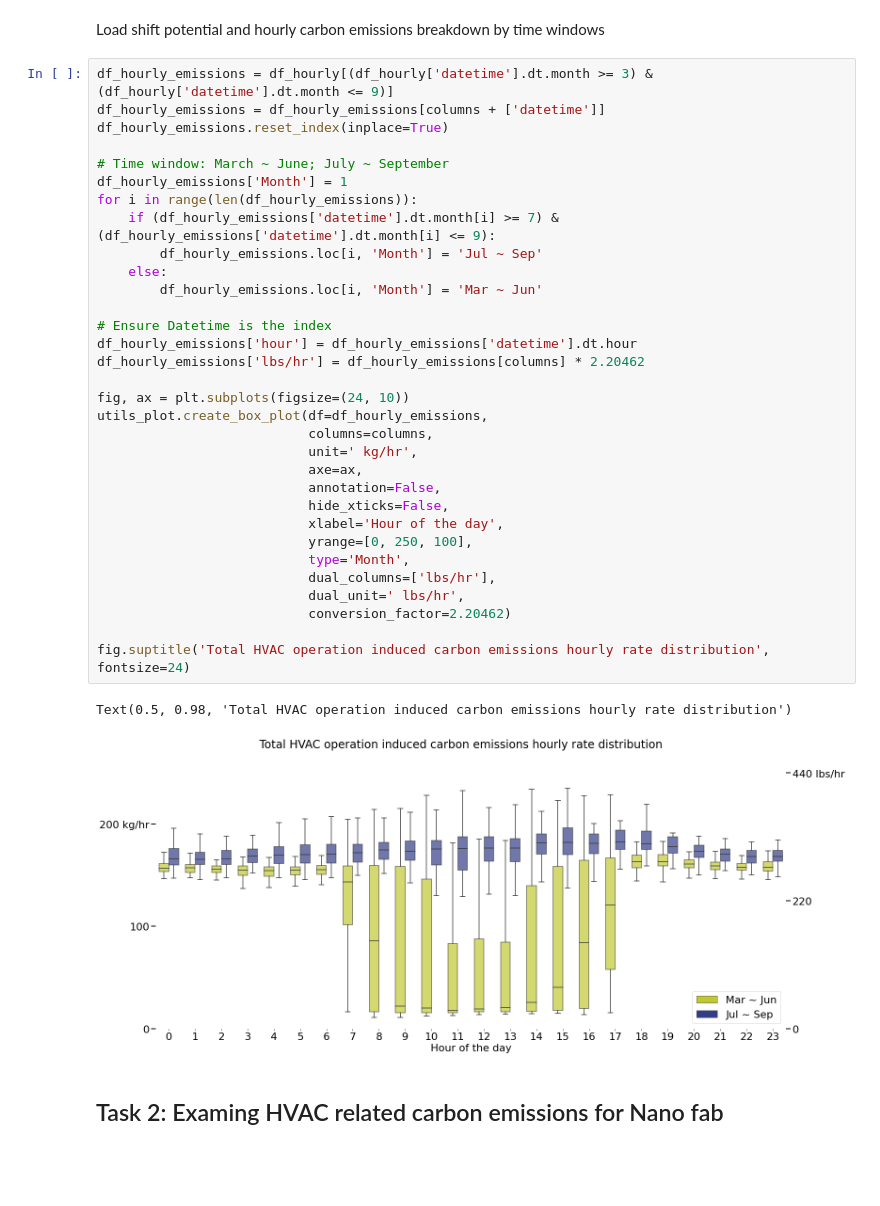
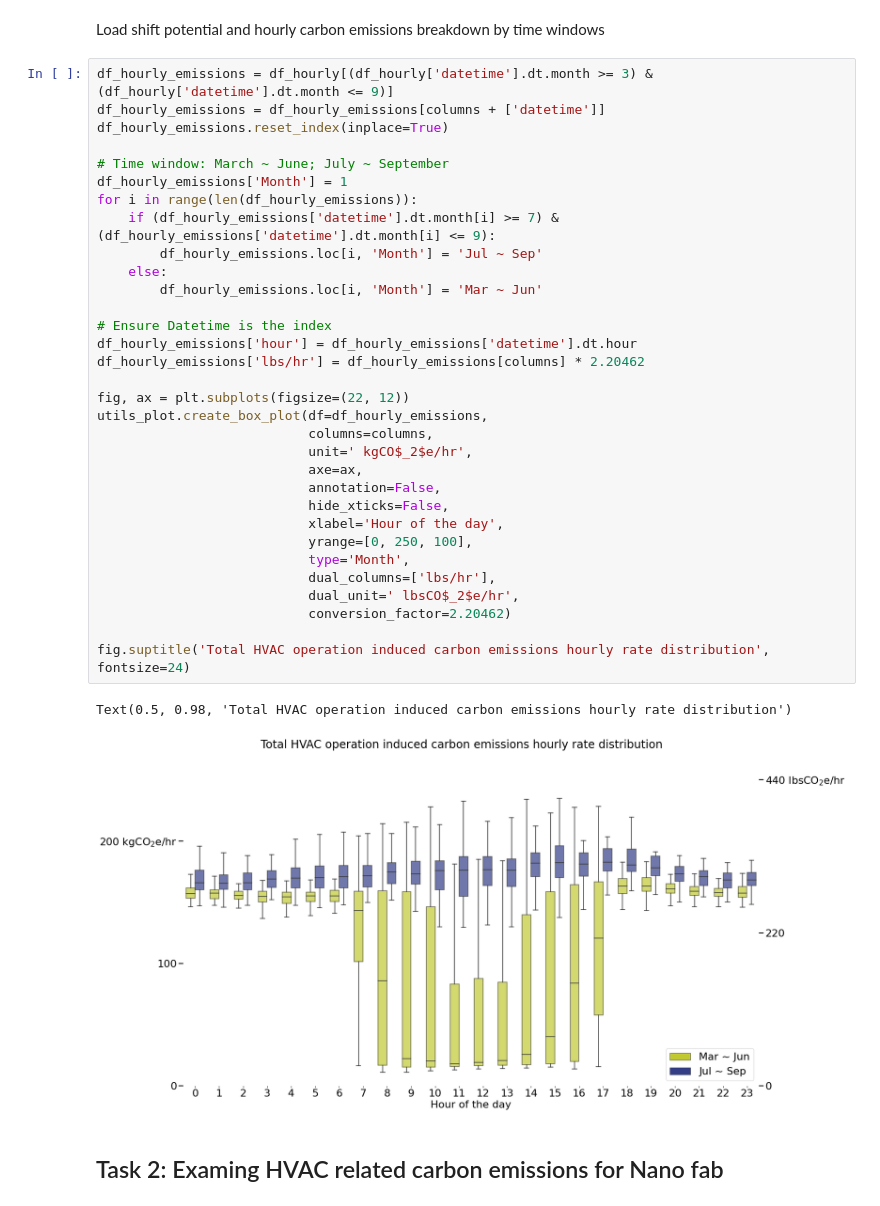
Before and after one commit to ZAY630/ls_sdh, a Jupyter notebook: analysis.ipynb, the cells around one changed output. Cells and saved outputs as stored; diff of their text form; blank space fills up the shorter version.

Commit message:
Updated carbon emissions units

```diff
--- a/analysis.ipynb
+++ b/analysis.ipynb
@@ -242,37 +242,37 @@ Load shift potential and hourly carbon emissions breakdown by time windows
 df_hourly_emissions = df_hourly[(df_hourly['datetime'].dt.month >= 3) & (df_hourly['datetime'].dt.month <= 9)]
 df_hourly_emissions = df_hourly_emissions[columns + ['datetime']]
 df_hourly_emissions.reset_index(inplace=True)
 
 # Time window: March ~ June; July ~ September
 df_hourly_emissions['Month'] = 1
 for i in range(len(df_hourly_emissions)):
     if (df_hourly_emissions['datetime'].dt.month[i] >= 7) & (df_hourly_emissions['datetime'].dt.month[i] <= 9):
         df_hourly_emissions.loc[i, 'Month'] = 'Jul ~ Sep'
     else:
         df_hourly_emissions.loc[i, 'Month'] = 'Mar ~ Jun'
 
 # Ensure Datetime is the index
 df_hourly_emissions['hour'] = df_hourly_emissions['datetime'].dt.hour
 df_hourly_emissions['lbs/hr'] = df_hourly_emissions[columns] * 2.20462
 
-fig, ax = plt.subplots(figsize=(24, 10))
+fig, ax = plt.subplots(figsize=(22, 12))
 utils_plot.create_box_plot(df=df_hourly_emissions,
                            columns=columns,
-                           unit=' kg/hr',
+                           unit=' kgCO$_2$e/hr',
                            axe=ax,
                            annotation=False,
                            hide_xticks=False,
                            xlabel='Hour of the day',
                            yrange=[0, 250, 100],
                            type='Month',
                            dual_columns=['lbs/hr'],
-                           dual_unit=' lbs/hr',
+                           dual_unit=' lbsCO$_2$e/hr',
                            conversion_factor=2.20462)
 
 fig.suptitle('Total HVAC operation induced carbon emissions hourly rate distribution', fontsize=24)
 # %% [output]
 Text(0.5, 0.98, 'Total HVAC operation induced carbon emissions hourly rate distribution')
-[figure, old version]
+[figure, new version]
 # %% [markdown]
 ## Task 2: Examing HVAC related carbon emissions for Nano fab
 # %%
```
Also changed, not shown: parts of 13 cells of this notebook, 1 other file.
